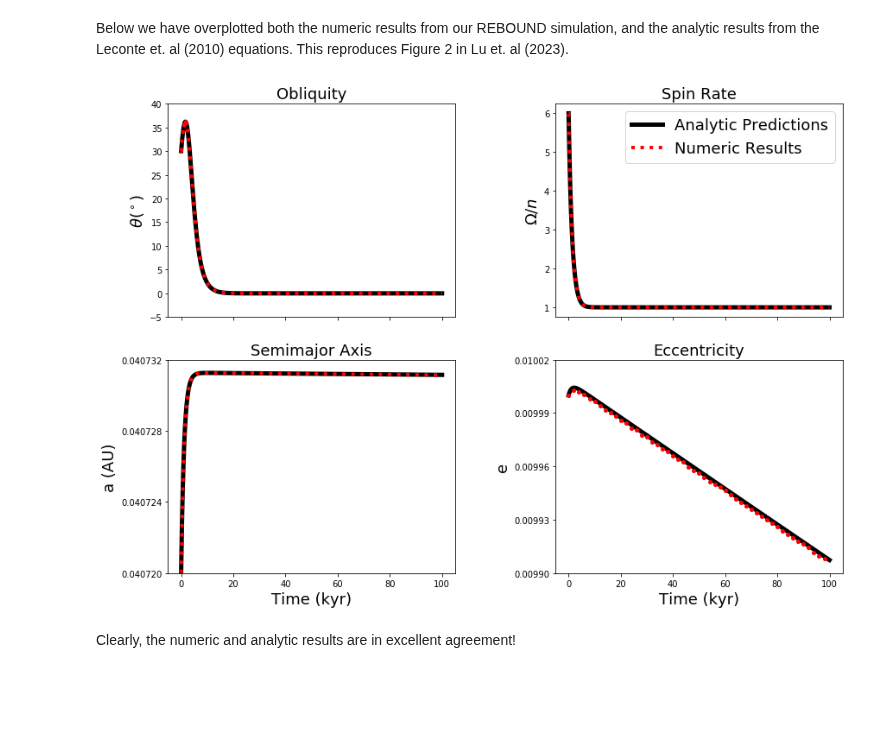
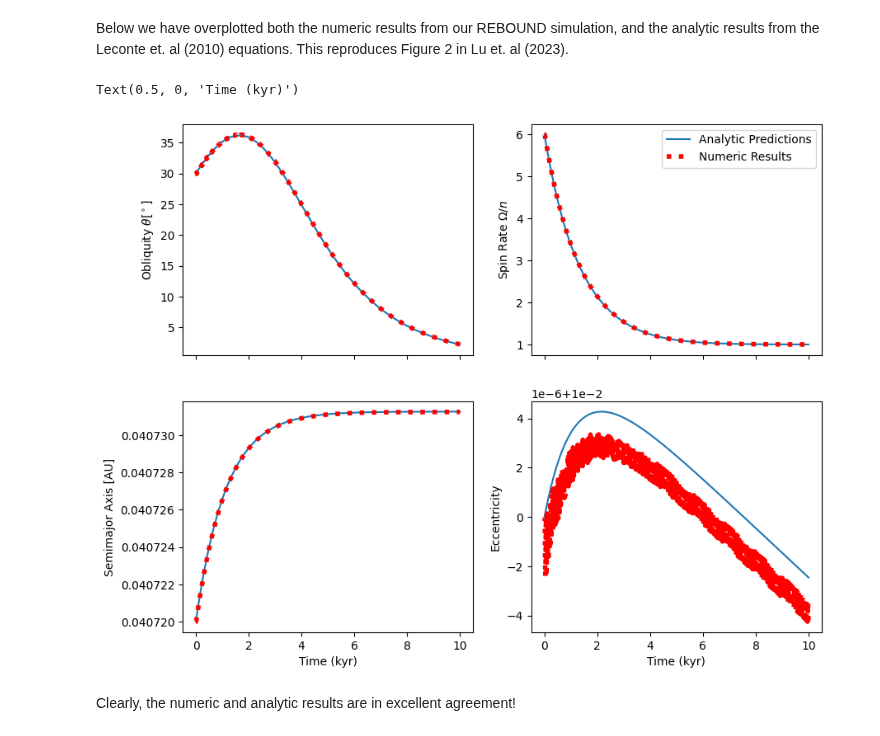
Before and after one commit to dtamayo/reboundx, a Jupyter notebook: ipython_examples/Self_Consistent_Spin_Tidal_Dynamical_Pseudo_Synchronization.ipynb, the cells around one changed output. Cells and saved outputs as stored; diff of their text form; code cells hidden in the pictures; blank space fills up the shorter version.

Commit message:
A few changes to the ipyhon example: - fewer dependencies - runs faster - simpler plot

```diff
--- a/ipython_examples/Self_Consistent_Spin_Tidal_Dynamical_Pseudo_Synchronization.ipynb
+++ b/ipython_examples/Self_Consistent_Spin_Tidal_Dynamical_Pseudo_Synchronization.ipynb
@@ -79,7 +78,7 @@ rebx.set_time_lag(sim.G, ps[1], 8.213e-7)
 Some bookkeeping before we begin integrating the system: choosing an integrator, moving to the CoM, and aligning the system to the invariant plane.
 # %%
 sim.integrator = "whfast"
-sim.dt = 1e-3
+sim.dt = sim.particles[1].P/10.1234567 # timestep is a fraction of the orbital period
 sim.move_to_com()
 rebx.align_simulation()
 # %% [markdown]
@@ -89,15 +88,15 @@ rebx.initialize_spin_ode(sf)
 # %% [markdown]
 Now, we integrate. We'll track the hot Jupiters's spin axis, semimajor axis, and eccentricity.
 # %%
-tmax = 2 * np.pi * 1e5
-Nout = 10000
+tmax = 2 * np.pi * 1e4
+Nout = 1000
 times = np.linspace(0, tmax, Nout)
 
 planet_spin_axis = np.zeros((Nout, 3))
 planet_a = np.zeros(Nout)
 planet_e = np.zeros(Nout)
 
-for i, t in tqdm(enumerate(times)):
+for i, t in enumerate(times):
     planet_spin_axis[i] = [ps[1].params['spin_sx'], ps[1].params['spin_sy'], ps[1].params['spin_sz']]
     planet_a[i] = ps[1].a
     planet_e[i] = ps[1].e
@@ -111,7 +110,7 @@ from scipy.integrate import odeint
 def leconte_analytic(params, t, mstar, rstar, k2_star, dt_star, C_s, mp, rp, k2_p, dt_p, C_p):
     '''
     Leconte 2010 Eq (2, 6, 10)
-    Assumes REBOUND units and G=1
+    Assumes REBOUND units (G=1)
     '''
 
     a, e, omega_p, omega_s, ep_p, ep_s = params
@@ -170,42 +167,31 @@ times_rescaled = times / (1000 * 2 * np.pi) # this converts from REBOUND time un
 # %% [markdown]
 Below we have overplotted both the numeric results from our REBOUND simulation, and the analytic results from the Leconte et. al (2010) equations. This reproduces Figure 2 in Lu et. al (2023).
 # %%
-fig, ax = plt.subplots(2,2,figsize=(14,10), sharex=True)
+fig, ax = plt.subplots(2,2,figsize=(10,8), sharex=True)
 ax = ax.ravel()
-BIG_FONT = 18
 
-ax[0].plot(times_rescaled, planet_lec_obliquity, color = 'black', linewidth=5)
+times_rescaled = times / (1000 * 2 * np.pi) # this converts from REBOUND time units to kyr
+
+ax[0].plot(times_rescaled, planet_lec_obliquity)
 ax[0].plot(times_rescaled, planet_obliquity, ls = ':', color = 'red', linewidth=4)
-ax[0].set_ylim(-5, 40)
-ax[0].set_title('Obliquity', fontsize=BIG_FONT)
-ax[0].set_ylabel(r'$\theta (^\circ)$', fontsize=BIG_FONT)
+ax[0].set_ylabel(r'Obliquity $\theta [^\circ]$')
 
-ax[1].plot(times_rescaled, planet_lec_spin / planet_lec_n, color = 'black', linewidth=5,
-           label = 'Analytic Predictions')
-ax[1].plot(times_rescaled, planet_spin_mag / planet_n, ls = ':', color = 'red', linewidth=4, label='Numeric Results')
-ax[1].set_title('Spin Rate', fontsize=BIG_FONT)
-ax[1].set_ylabel(r'$\Omega / n$', fontsize=BIG_FONT)
-ax[1].legend(fontsize=BIG_FONT)
+ax[1].plot(times_rescaled, planet_lec_spin / planet_lec_n, label = 'Analytic Predictions')
+ax[1].plot(times_rescaled, planet_spin_mag / planet_n, ls = ':', color = 'red', lw=4, label='Numeric Results')
+ax[1].set_ylabel(r'Spin Rate $\Omega / n$')
+ax[1].legend()
 
-ax[2].plot(times_rescaled, planet_lec_a, color = 'black', linewidth=5)
-ax[2].plot(times_rescaled, planet_a, ls = ':', color = 'red', linewidth=4)
-ax[2].set_ylim(0.04071 + 0.00001, 0.04071 + 0.000022)
-ax[2].set_title('Semimajor Axis', fontsize=BIG_FONT)
-ax[2].set_yticks(np.arange(0.040720, 0.040733, 0.000004))
-ax[2].set_ylabel('a (AU)', fontsize=BIG_FONT)
-ax[2].set_xlabel('Time (kyr)', fontsize=BIG_FONT)
-# ax[2].set_yticklabels(['2.0E-4', '2.4E-4', '2.8E-4', '3.2E-4'])
+ax[2].plot(times_rescaled, planet_lec_a)
+ax[2].plot(times_rescaled, planet_a, ls = ':', color = 'red', lw=4)
+ax[2].set_ylabel('Semimajor Axis [AU]')
+ax[2].set_xlabel('Time (kyr)')
 
-ax[3].plot(times_rescaled, planet_lec_e, color = 'black', linewidth=5)
-ax[3].plot(times_rescaled[::200], planet_e[::200], ls = ' ', marker = '.',
-           color = 'red', markersize=8)
-ax[3].set_ylim(0.00995, 0.01001)
-ax[3].set_title('Eccentricity', fontsize=BIG_FONT)
-ax[3].set_yticks(np.arange(0.0099, 0.01003, 0.00003))
-ax[3].set_ylabel('e', fontsize=BIG_FONT)
-ax[3].set_xlabel('Time (kyr)', fontsize=BIG_FONT)
-plt.subplots_adjust(hspace=0.2,wspace=0.35)
+ax[3].plot(times_rescaled, planet_lec_e)
+ax[3].plot(times_rescaled, planet_e, ls = ':', color = 'red', lw=4)
+ax[3].set_ylabel('Eccentricity')
+ax[3].set_xlabel('Time (kyr)')
 # %% [output]
+Text(0.5, 0, 'Time (kyr)')
-[figure, old version]
+[figure, new version]
 # %% [markdown]
 Clearly, the numeric and analytic results are in excellent agreement!
```
Also changed, not shown: parts of 2 cells of this notebook.
